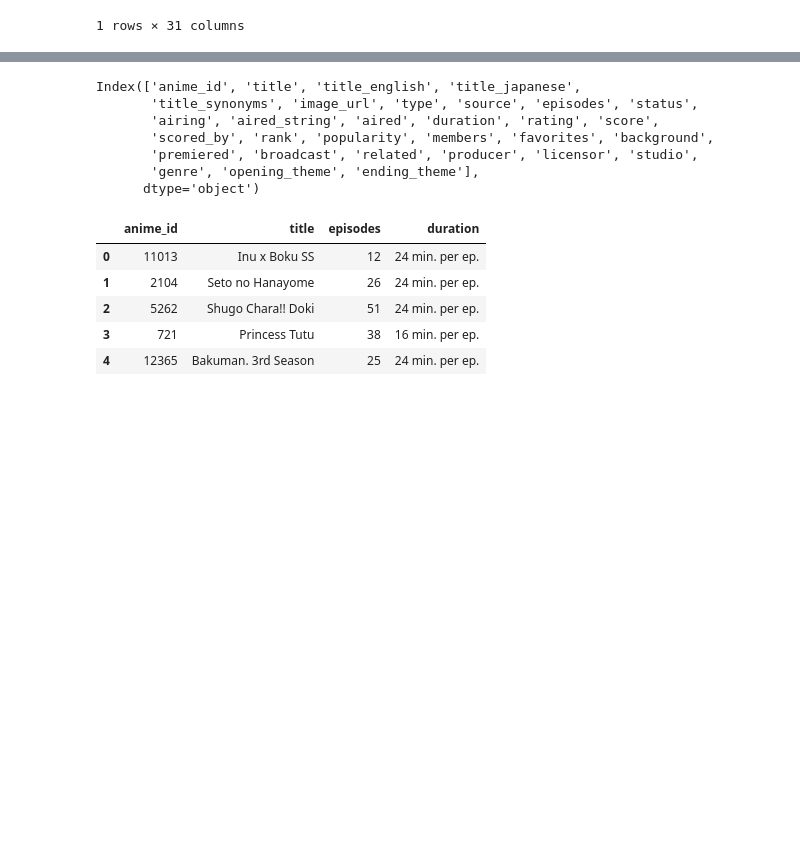
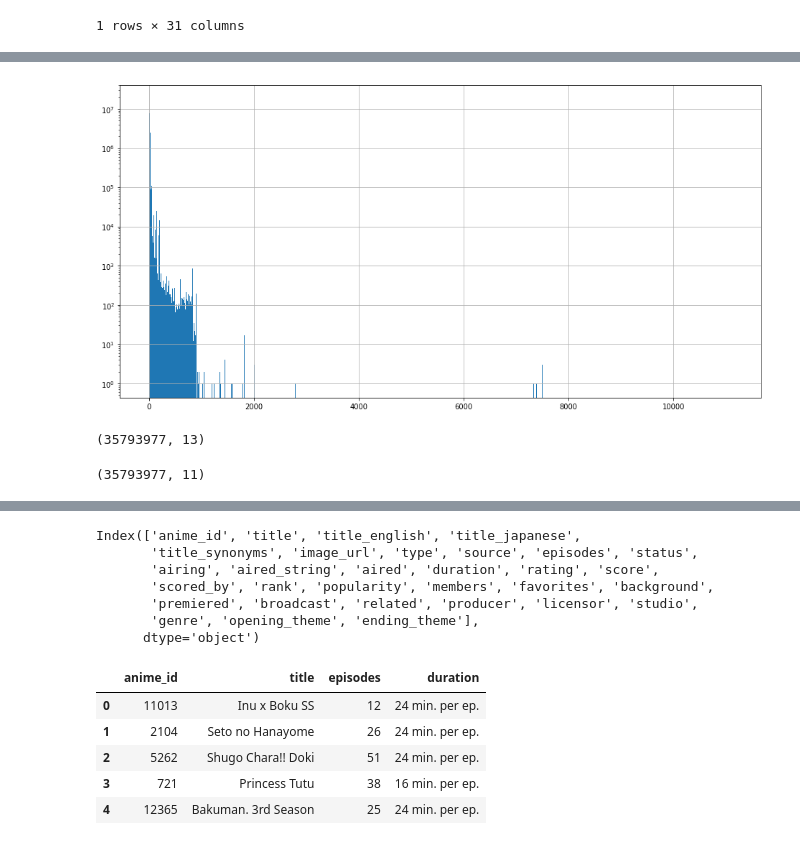
Before and after one commit to racinmat/mal-analysis, a Jupyter notebook: basic_cleanup.ipynb, the cells around one changed output, grey strips where cells are left out. Cells and saved outputs as stored; diff of their text form; code cells hidden in the pictures; blank space fills up the shorter version.

```diff
--- a/basic_cleanup.ipynb
+++ b/basic_cleanup.ipynb
@@ -259,5 +275,16 @@ animelists = animelists[~animelists['username'].isin(users_for_ban)]
+# %%
+animelists['my_watched_episodes'].hist(bins=5000, figsize=(16, 8))
+plt.gca().set_yscale('log')
+# %% [output]
+[figure, added]
 # %%
 animelists_with_eps = pd.merge(animelists, animes[['anime_id', 'episodes', 'title']], on='anime_id')
+# %%
+display(animelists_with_eps.shape)
+display(animelists.shape)
+# %% [output]
+(35793977, 13)
+(35793977, 11)
 # %%
 animelists_with_eps.head()
 # %% [output]
```
Also changed, not shown: parts of 24 cells of this notebook.
